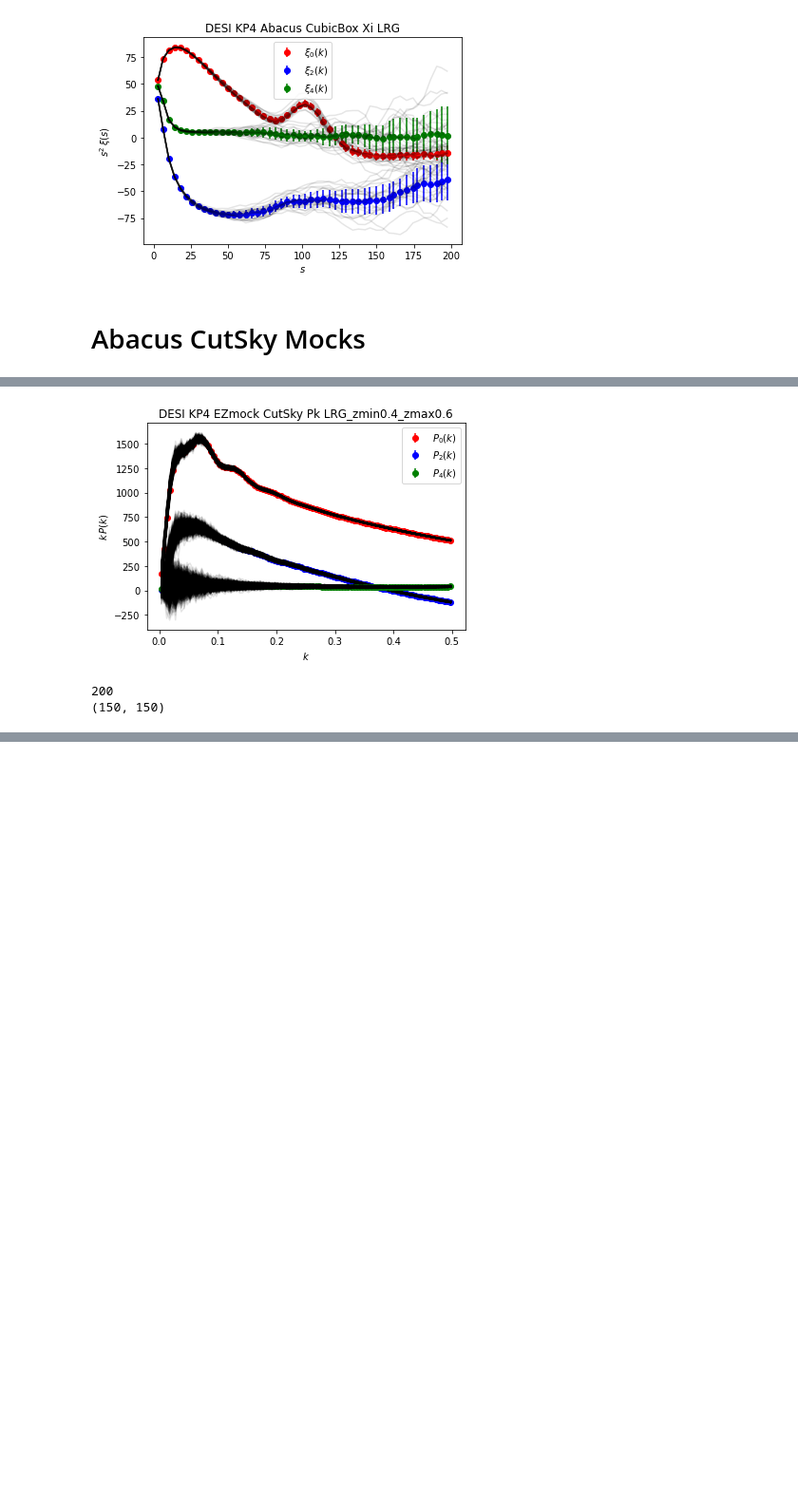
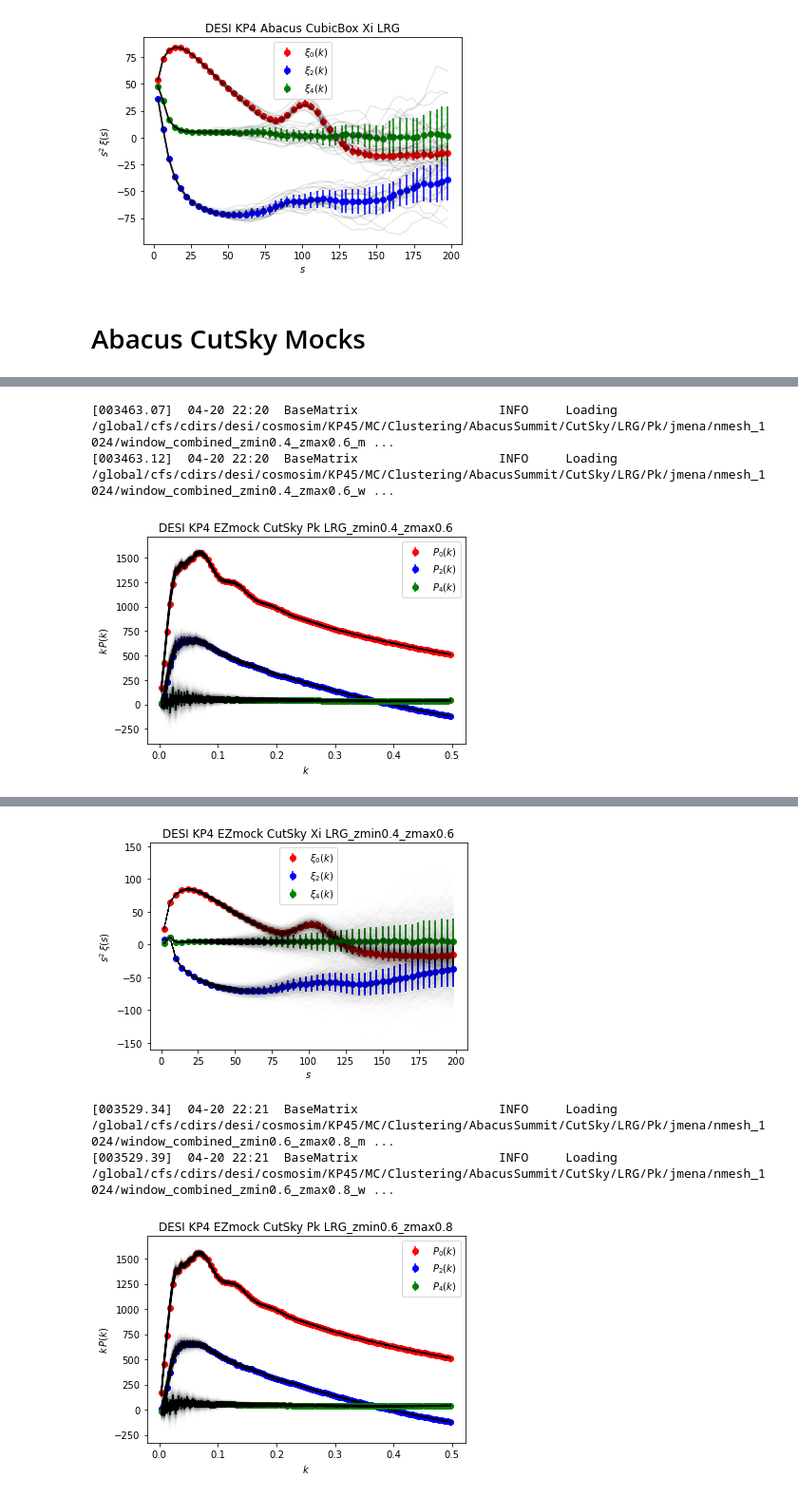
Before and after one commit to Samreay/Barry, a Jupyter notebook: barry/data/desi_kp4/pickle_desi_kp4.ipynb, the cells around one changed output, grey strips where cells are left out. Shown at 95% size. Saved outputs shown, nothing was run; the diff lists cells and outputs as text; code cells hidden in the pictures; blank space fills up the shorter version.

```diff
--- a/barry/data/desi_kp4/pickle_desi_kp4.ipynb
+++ b/barry/data/desi_kp4/pickle_desi_kp4.ipynb
@@ -15,10 +15,15 @@ Correlation functions are similar but a little simpler (only 3 multipoles, and n
 
 The code below reads in all the files for both Abacus and EZmocks for LRGs. Hopefully it can be easily extended to do other tracers and redshift bins. As there is currently no real data, so we just parcel up all the mock measurements and covariance matrices. This is still enough to enable fits to the mock means, and individual realisations.
 # %%
-# Import the necessary packages
+# Import the necessary packages and set up the fiducial cosmology
 import os
 import pickle
 import numpy as np
+import scipy as sp
 import pandas as pd
 import matplotlib.pyplot as plt
+from cosmoprimo.fiducial import DESI
+from pypower import BaseMatrix, PowerSpectrumSmoothWindow, PowerSpectrumSmoothWindowMatrix, PowerSpectrumOddWideAngleMatrix, setup_logging
+from pycorr import TwoPointCorrelationFunction, project_to_multipoles
+cosmo = DESI()
 # %%
@@ -281,7 +335,7 @@ for tracer in ["LRG"]:
     pre_file = path + "Pk/jmena/nmesh_512/dk0.005/"
     pre_cov_file = path + "Pk/jmena/nmesh_512/dk0.005/cov.txt"
     name = f"DESI KP4 Abacus CubicBox Pk " + tracer
-    data = collect_pk_data(pre_file, None, pre_cov_file, None, 0.8, "", name)
+    data = collect_pk_data(pre_file, None, pre_cov_file, None, None, 0.8, "", name)
     plot_pk(data) # Plot the data to check things
 
     # Correlation Function
@@ -316,8 +368,9 @@ for tracer in ["LRG"]:
         # Use the EZmock covariance rather than Abacus.
         #pre_cov_file = path_abacus + tracer + f"/Pk/jmena/nmesh_1024/dk0.005/cov" + zname + ".txt"
         pre_cov_file = path_ezmock + tracer + f"/Pk/jmena/nmesh_1024/dk0.005/cov" + zname + ".txt"
+        winfile = path_abacus + tracer + f"/Pk/jmena/nmesh_1024/window_combined" + zname
         name = f"DESI KP4 Abacus CutSky Pk " + tracer + zname
-        data = collect_pk_data(pre_file, None, pre_cov_file, None, zeff, zname, name)
+        data = collect_pk_data(pre_file, None, pre_cov_file, None, winfile, zeff, zname, name)
         plot_pk(data) # Plot the data to check things
 
         # Correlation Function
@@ -346,30 +399,31 @@ for tracer in ["LRG"]:
 # %%
 # Loop over tracers and redshift bins
 path_abacus = "/global/cfs/cdirs/desi/cosmosim/KP45/MC/Clustering/AbacusSummit/CutSky/"
 path_ezmock = "/global/cfs/cdirs/desi/cosmosim/KP45/MC/Clustering/EZmock/CutSky/"
 
 # Dictionary containing zmin, zmax and zeff for the tracers
 reds = {"LRG": [["0.4", "0.6", 0.5], ["0.6", "0.8", 0.7], ["0.8", "1.1", 0.95]]}
 
 for tracer in ["LRG"]:
     for i, (zmin, zmax, zeff) in enumerate(reds[tracer]):
 
         # Power Spectrum
         zname = "_zmin" + zmin + "_zmax" + zmax
         pre_file = path_ezmock + tracer + "/Pk/jmena/nmesh_1024/dk0.005/"
         pre_cov_file = path_ezmock + tracer + f"/Pk/jmena/nmesh_1024/dk0.005/cov" + zname + ".txt"
+        winfile = path_abacus + tracer + f"/Pk/jmena/nmesh_1024/window_combined" + zname
         name = f"DESI KP4 EZmock CutSky Pk " + tracer + zname
-        data = collect_pk_data(pre_file, None, pre_cov_file, None, zeff, zname, name)
+        data = collect_pk_data(pre_file, None, pre_cov_file, None, winfile, zeff, zname, name)
         plot_pk(data) # Plot the data to check things
 
         # Correlation Function
-        zname_cs = f"{zmin[2]}{zmax[2]}"
+        zname_cs = f"_{zmin[2]}{zmax[2]}_"
         pre_file = path_abacus + tracer + "/Xi/csaulder/EZmocks/"
         pre_cov_file = path_abacus + tracer + f"/Xi/csaulder/cov/{zmin[2]}{zmax[2]}_cov.dat"
         name = f"DESI KP4 EZmock CutSky Xi " + tracer + zname
         data = collect_xi_data(pre_file, None, pre_cov_file, None, zeff, zname_cs, name, dataformat="cs")
         plot_xi(data) # Plot the data to check things
 # %% [output]
+[003463.07]  04-20 22:20  BaseMatrix                   INFO     Loading /global/cfs/cdirs/desi/cosmosim/KP45/MC/Clustering/AbacusSummit/CutSky/LRG/Pk/jmena/nmesh_1024/window_combined_zmin0.4_zmax0.6_m ...
+[003463.12]  04-20 22:20  BaseMatrix                   INFO     Loading /global/cfs/cdirs/desi/cosmosim/KP45/MC/Clustering/AbacusSummit/CutSky/LRG/Pk/jmena/nmesh_1024/window_combined_zmin0.4_zmax0.6_w ...
-[figure, old version]
+[figure, new version]
-200
-(150, 150)
@@ -376,0 +447,4 @@ ValueError: could not broadcast input array from shape (150,150) into shape (200
+[figure, added]
+[003529.34]  04-20 22:21  BaseMatrix                   INFO     Loading /global/cfs/cdirs/desi/cosmosim/KP45/MC/Clustering/AbacusSummit/CutSky/LRG/Pk/jmena/nmesh_1024/window_combined_zmin0.6_zmax0.8_m ...
+[003529.39]  04-20 22:21  BaseMatrix                   INFO     Loading /global/cfs/cdirs/desi/cosmosim/KP45/MC/Clustering/AbacusSummit/CutSky/LRG/Pk/jmena/nmesh_1024/window_combined_zmin0.6_zmax0.8_w ...
+[figure, added]
```
Also changed, not shown: parts of 6 cells of this notebook, 2 other files.
